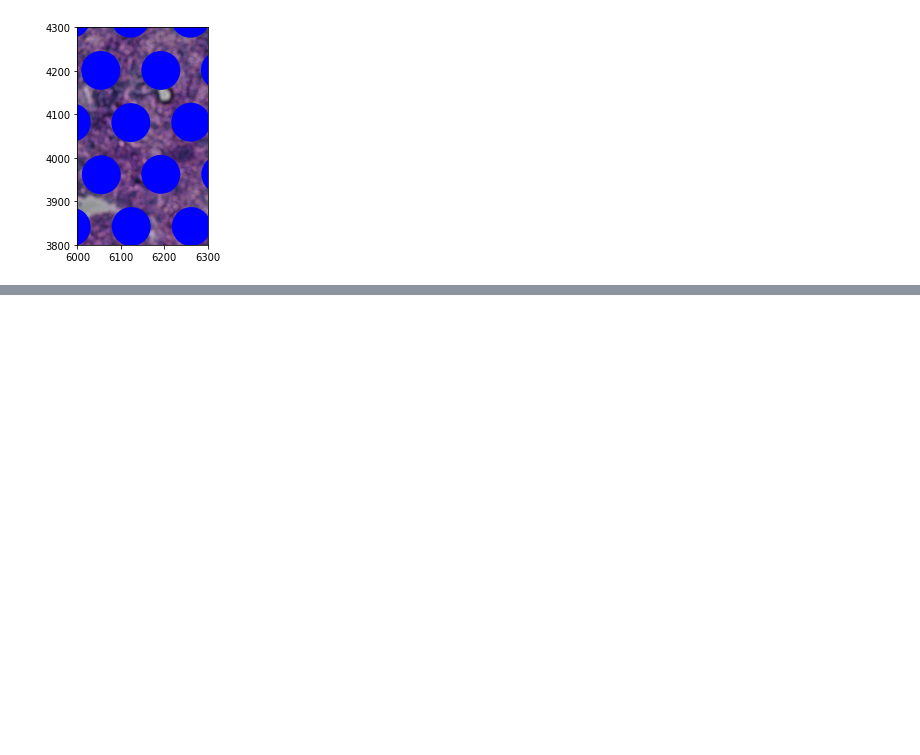
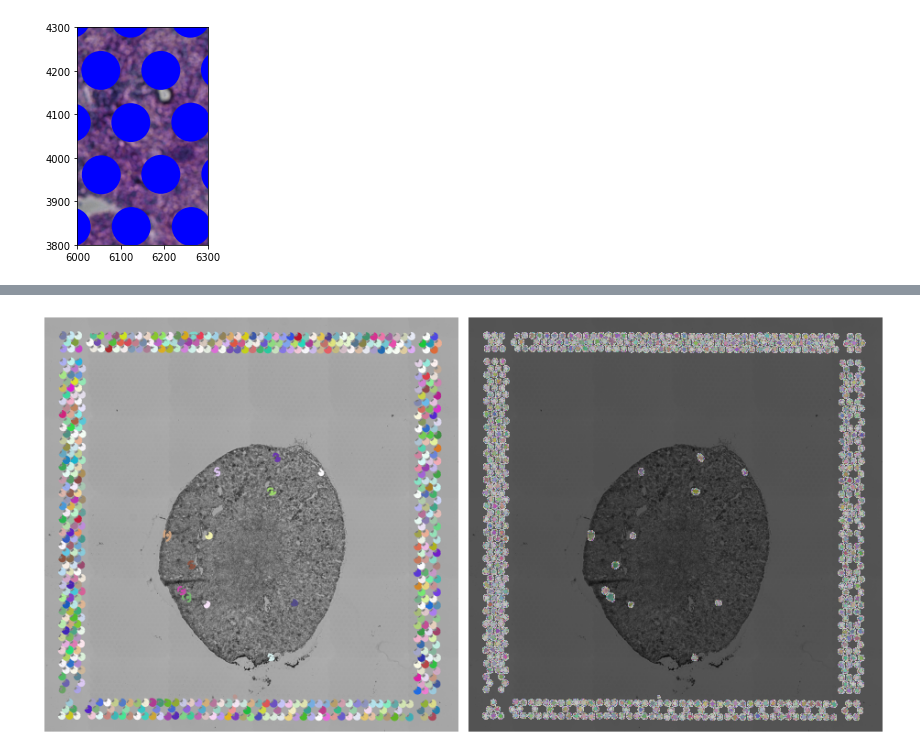
Before and after one commit to scverse/squidpy, a Jupyter notebook: notebooks/segmentation_example_stardist.ipynb, the cells around one changed output, grey strips where cells are left out. Cells and saved outputs as stored; diff of their text form; code cells hidden in the pictures; blank space fills up the shorter version.

```diff
--- a/notebooks/segmentation_example_stardist.ipynb
+++ b/notebooks/segmentation_example_stardist.ipynb
@@ -211,0 +253,20 @@ Last small thing to point out is that the coordinate origin is top left, as per
+# %%
+def example(model, i, X, show_dist=True, axis_norm=(0,1)):
+    img = normalize(X, 1,99.8, axis=axis_norm)
+    labels, details = model.predict_instances(img)
+
+    plt.figure(figsize=(13,10))
+    img_show = img if img.ndim==2 else img[...,0]
+    coord, points, prob = details['coord'], details['points'], details['prob']
+    plt.subplot(121); plt.imshow(img_show, cmap='gray'); plt.axis('off')
+    a = plt.axis()
+    _draw_polygons(coord, points, prob, show_dist=show_dist)
+    plt.axis(a)
+    plt.subplot(122); plt.imshow(img_show, cmap='gray'); plt.axis('off')
+    plt.imshow(labels, cmap=lbl_cmap, alpha=0.5)
+    plt.tight_layout()
+    plt.show()
+# %%
+example(model, 15, spatial_data["images"]["hires"], False)
+# %% [output]
+[figure, added]
```
Also changed, not shown: parts of 10 cells of this notebook.
